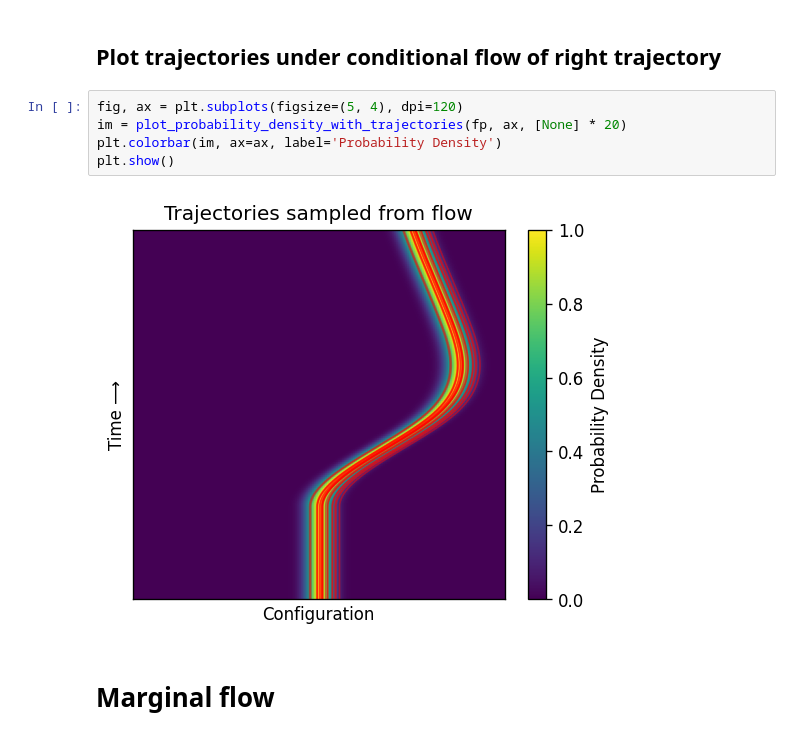
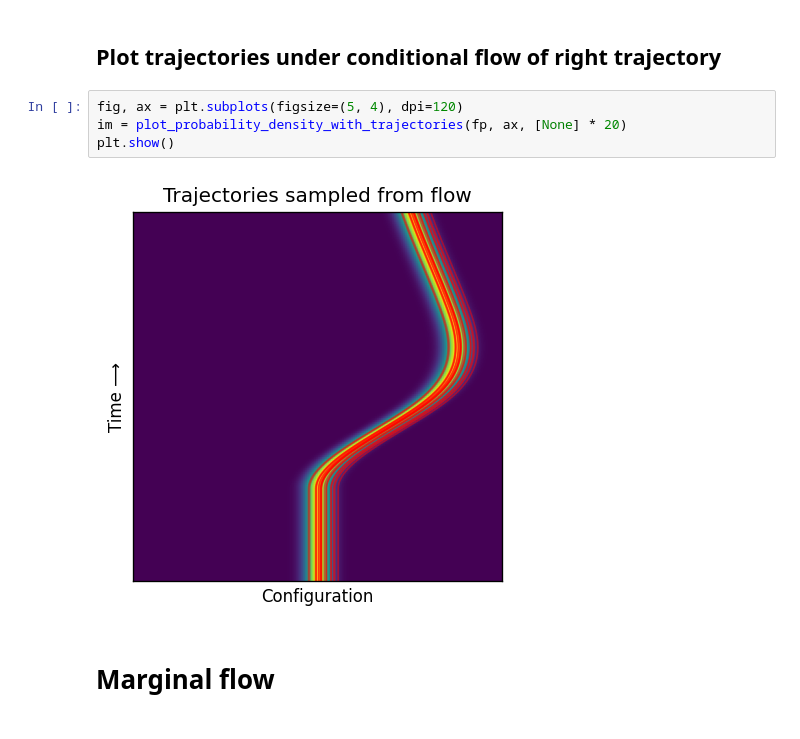
Before and after one commit to siddancha/streaming-flow-policy, a Jupyter notebook: flow_policy/toy/notebooks/deterministic/wine-glass-demos.ipynb, the cells around one changed output. Cells and saved outputs as stored; diff of their text form.

```diff
--- a/flow_policy/toy/notebooks/deterministic/wine-glass-demos.ipynb
+++ b/flow_policy/toy/notebooks/deterministic/wine-glass-demos.ipynb
@@ -140,10 +138,9 @@ plt.show()
 # %%
 fig, ax = plt.subplots(figsize=(5, 4), dpi=120)
 im = plot_probability_density_with_trajectories(fp, ax, [None] * 20)
-plt.colorbar(im, ax=ax, label='Probability Density')
 plt.show()
 # %% [output]
-[figure, old version]
+[figure, new version]
 # %% [markdown]
 # Marginal flow
 # %%
```
Also changed, not shown: parts of 6 cells of this notebook, 2 other files.
